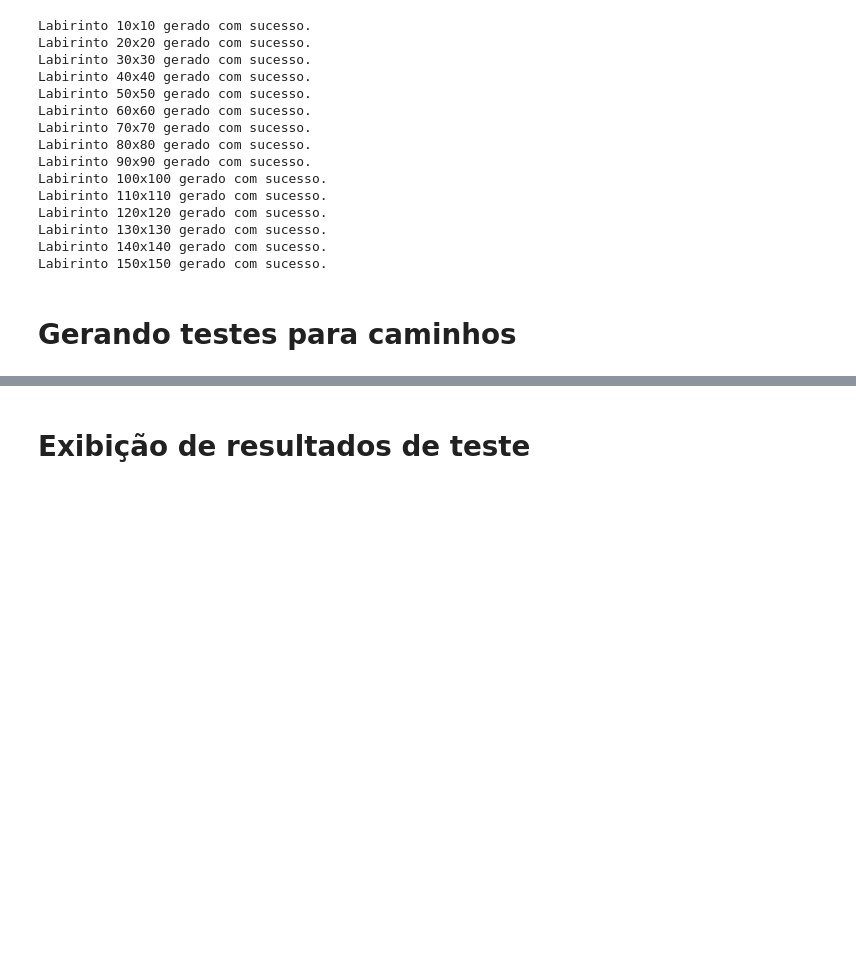
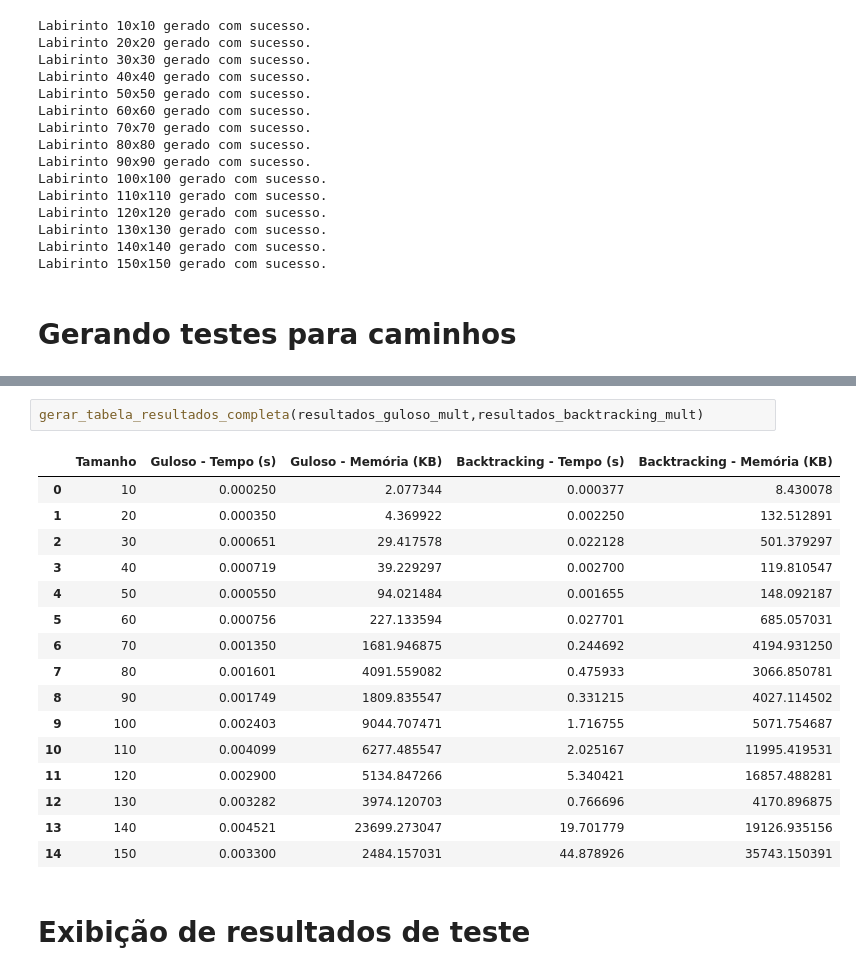
Before and after one commit to KauaHenSilva/paa_trabalho, a Jupyter notebook: main.ipynb, the cells around one changed output, grey strips where cells are left out. Saved outputs shown, nothing was run; the diff lists cells and outputs as text; blank space fills up the shorter version.

```diff
--- a/main.ipynb
+++ b/main.ipynb
@@ -406,3 +469,22 @@ Labirinto 150x150: Tempo: 0.1242s, Memória: 35436.55KB
+# %%
+gerar_tabela_resultados_completa(resultados_guloso_mult,resultados_backtracking_mult)
+# %% [output]
+|  | Tamanho | Guloso - Tempo (s) | Guloso - Memória (KB) | Backtracking - Tempo (s) | Backtracking - Memória (KB) |
+| 0 | 10 | 0.000250 | 2.077344 | 0.000377 | 8.430078 |
+| 1 | 20 | 0.000350 | 4.369922 | 0.002250 | 132.512891 |
+| 2 | 30 | 0.000651 | 29.417578 | 0.022128 | 501.379297 |
+| 3 | 40 | 0.000719 | 39.229297 | 0.002700 | 119.810547 |
+| 4 | 50 | 0.000550 | 94.021484 | 0.001655 | 148.092187 |
+| 5 | 60 | 0.000756 | 227.133594 | 0.027701 | 685.057031 |
+| 6 | 70 | 0.001350 | 1681.946875 | 0.244692 | 4194.931250 |
+| 7 | 80 | 0.001601 | 4091.559082 | 0.475933 | 3066.850781 |
+| 8 | 90 | 0.001749 | 1809.835547 | 0.331215 | 4027.114502 |
+| 9 | 100 | 0.002403 | 9044.707471 | 1.716755 | 5071.754687 |
+| 10 | 110 | 0.004099 | 6277.485547 | 2.025167 | 11995.419531 |
+| 11 | 120 | 0.002900 | 5134.847266 | 5.340421 | 16857.488281 |
+| 12 | 130 | 0.003282 | 3974.120703 | 0.766696 | 4170.896875 |
+| 13 | 140 | 0.004521 | 23699.273047 | 19.701779 | 19126.935156 |
+| 14 | 150 | 0.003300 | 2484.157031 | 44.878926 | 35743.150391 |
 # %% [markdown]
 # Exibição de resultados de teste
 # %%
```
Also changed, not shown: parts of 6 cells of this notebook, 2 other files.
